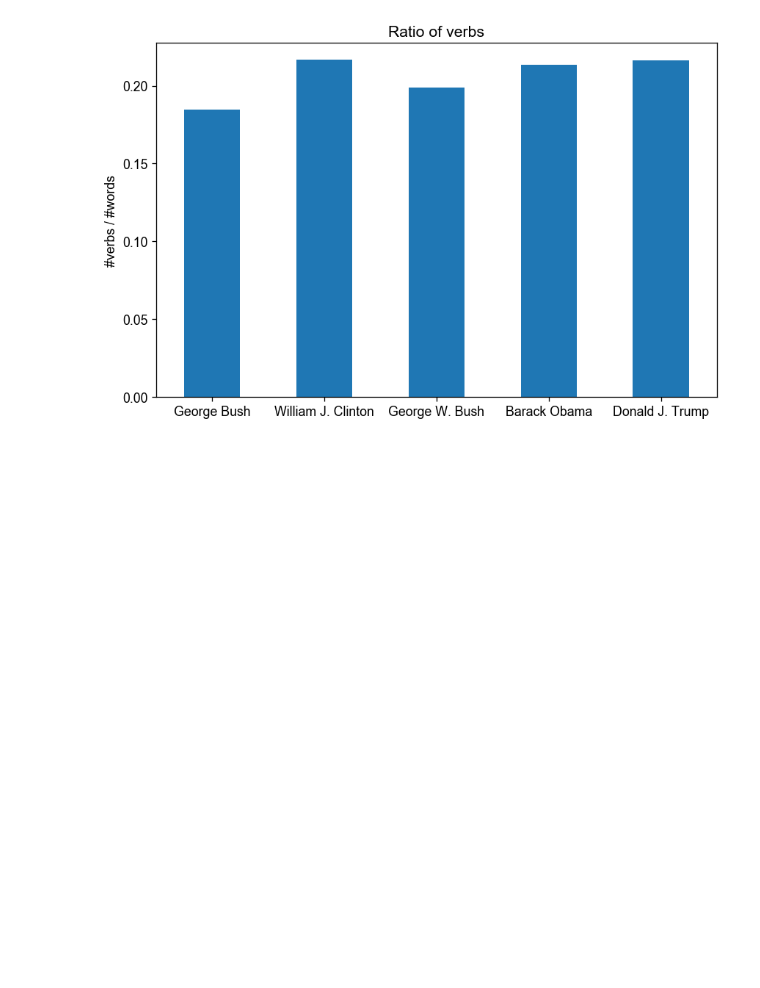
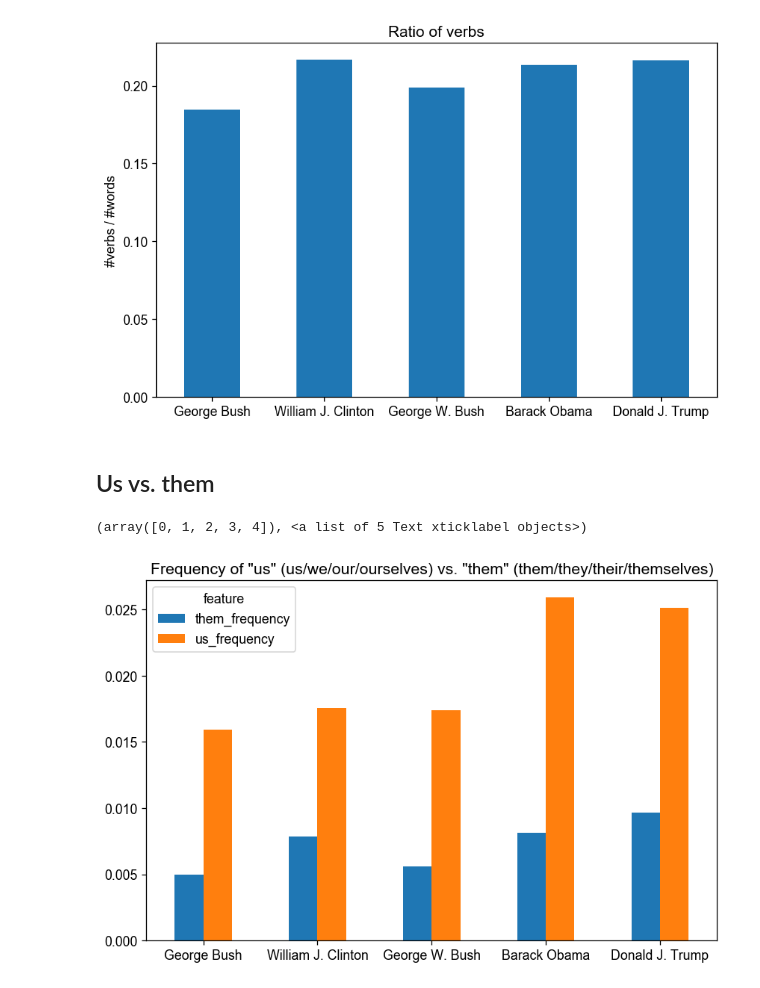
Before and after one commit to chbrown/presidents, a Jupyter notebook: notebooks/Inaugural-Shift.ipynb, the cells around one changed output. Cells and saved outputs as stored; diff of their text form; code cells hidden in the pictures; blank space fills up the shorter version.

Commit message:
Add 'Us vs. them' section

```diff
--- a/notebooks/Inaugural-Shift.ipynb
+++ b/notebooks/Inaugural-Shift.ipynb
@@ -754,0 +766,4 @@ def uses_only_own_2000_most_common_words_func(own_doc):
+# %%
+feature_functions = [
+    avg_token_prob,
+]
@@ -892,3 +910,38 @@ plt.xticks(rotation=0)
 # %% [output]
 (array([0, 1, 2, 3, 4]), <a list of 5 Text xticklabel objects>)
 [figure]
+# %% [markdown]
+## Us vs. them
+# %%
+def create_featurized_df(presidents, feature_functions):
+    columns = pd.Index(['president_id', 'president', 'feature', 'value'])
+    def iter_rows():
+        for president in presidents:
+            name = presidents_lookup[president]
+            doc = load_president_doc(president)
+            for feature_function in feature_functions:
+                yield president, name, feature_function.__name__, feature_function(doc)
+    return pd.DataFrame(iter_rows(), columns=columns)
+# %%
+def _term_frequency(needle_tokens, haystack_doc):
+    doc_token_counts = token_counts(haystack_doc)
+    return sum(doc_token_counts.get(k, 0) for k in needle_tokens) / len(haystack_doc)
+
+us_tokens = 'us we our ourselves'.split()
+them_tokens = 'them they their themselves'.split()
+
+def us_frequency(doc):
+    return _term_frequency(us_tokens, doc)
+
+def them_frequency(doc):
+    return _term_frequency(them_tokens, doc)
+
+df_us_them = create_featurized_df([41, 42, 43, 44, 45], [us_frequency, them_frequency])
+df = df_us_them.pivot_table(values='value', index=['president_id', 'president'], columns='feature').reset_index('president_id', drop=True)
+df.plot(kind='bar')
+plt.title('Frequency of "us" ({}) vs. "them" ({})'.format('/'.join(us_tokens), '/'.join(them_tokens)))
+plt.xlabel('')
+plt.xticks(rotation=0)
+# %% [output]
+(array([0, 1, 2, 3, 4]), <a list of 5 Text xticklabel objects>)
+[figure, added]
```
Also changed, not shown: parts of 6 cells of this notebook.
